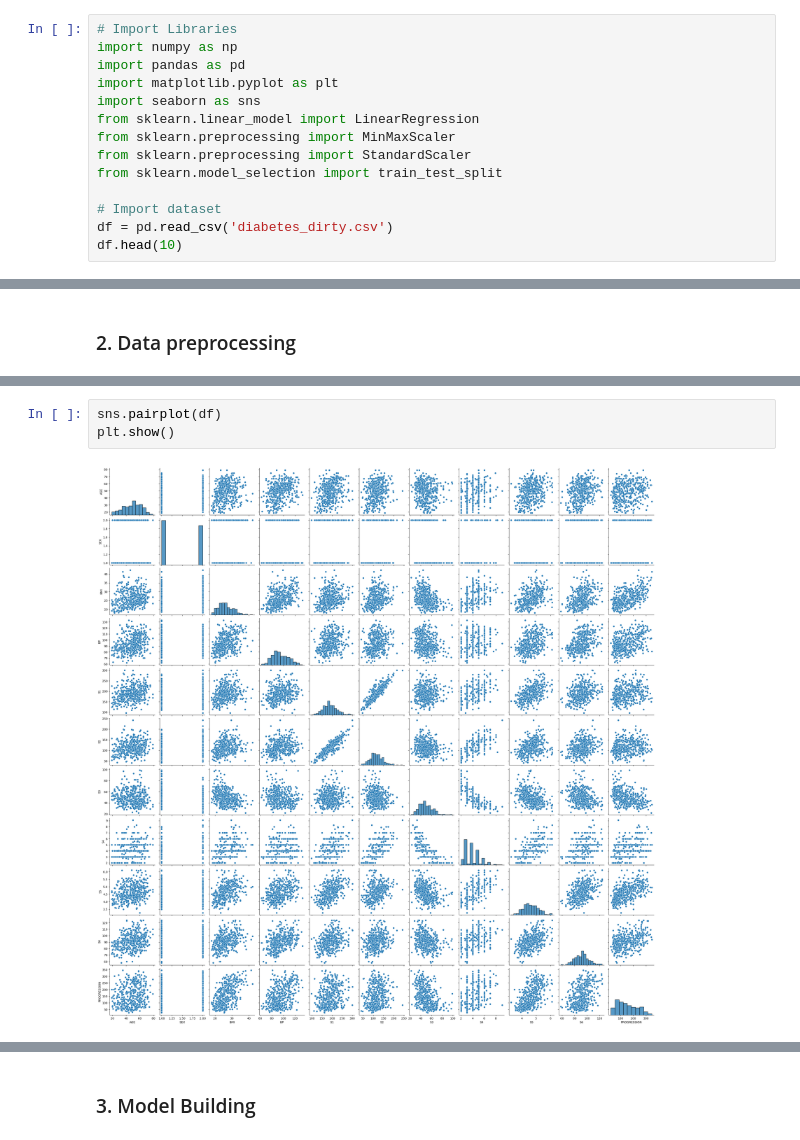
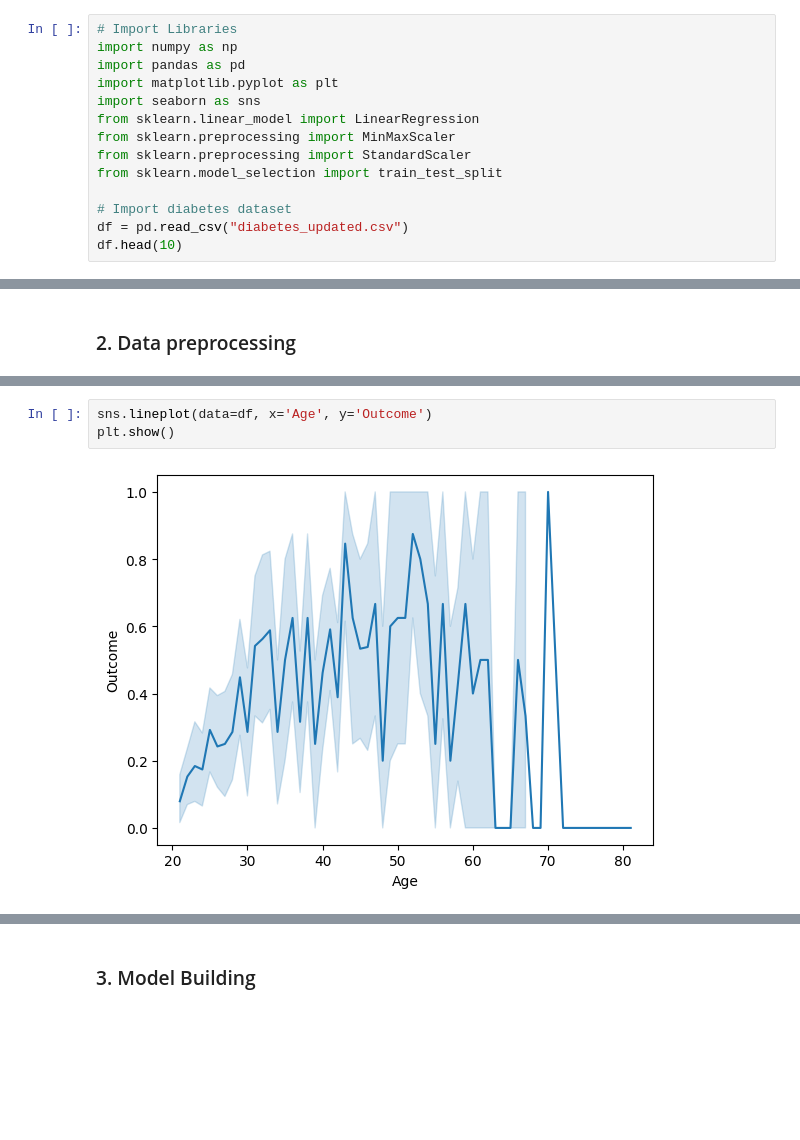
Before and after one commit to noo-dle/Data-Science-Bootcamp, a Jupyter notebook: diabetes_regression.ipynb, the cells around one changed output, grey strips where cells are left out. Cells and saved outputs as stored; diff of their text form; blank space fills up the shorter version.

```diff
--- a/diabetes_regression.ipynb
+++ b/diabetes_regression.ipynb
@@ -13,7 +13,7 @@ from sklearn.preprocessing import MinMaxScaler
 from sklearn.preprocessing import StandardScaler
 from sklearn.model_selection import train_test_split
 
-# Import dataset
-df = pd.read_csv('diabetes_dirty.csv')
+# Import diabetes dataset
+df = pd.read_csv("diabetes_updated.csv")
 df.head(10)
 # %% [output]
@@ -56,5 +119,5 @@ memory usage: 38.1 KB
 # %%
-sns.pairplot(df)
+sns.lineplot(data=df, x='Age', y='Outcome')
 plt.show()
 # %% [output]
-[figure, old version]
+[figure, new version]
```
Also changed, not shown: parts of 37 cells of this notebook.
